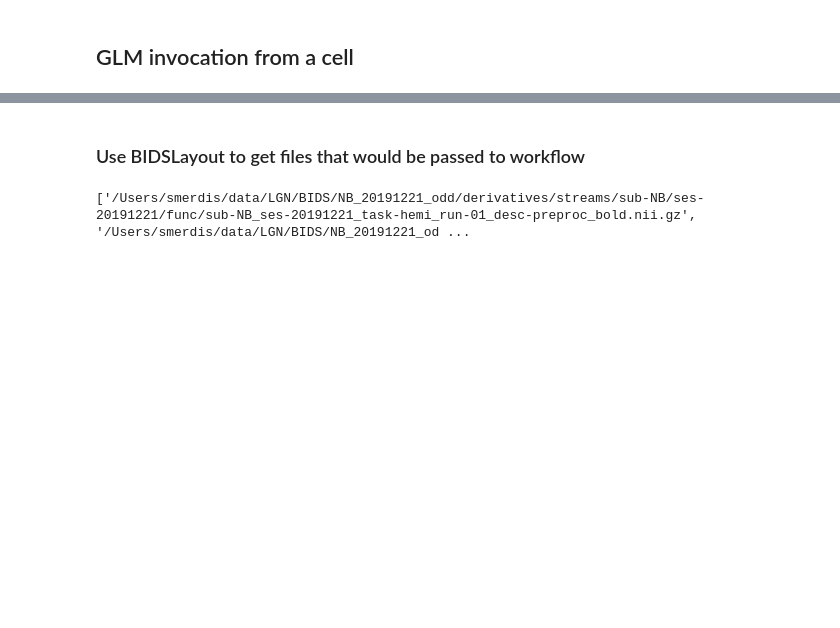
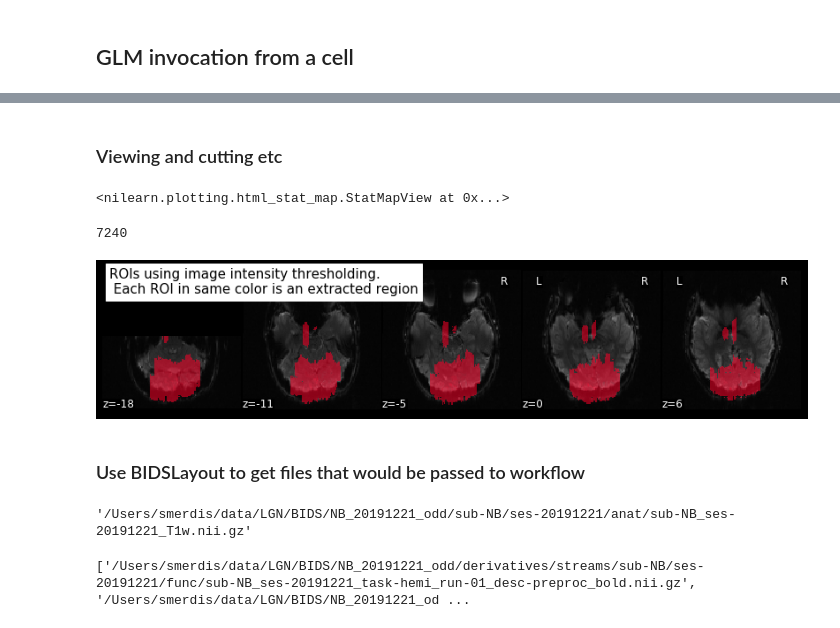
Before and after one commit to smerdis/streams, a Jupyter notebook: glm_code/NB_20191221 LGN.ipynb, the cells around one changed output, grey strips where cells are left out. Saved outputs shown, nothing was run; the diff lists cells and outputs as text; code cells hidden in the pictures; blank space fills up the shorter version.

```diff
--- a/glm_code/NB_20191221 LGN.ipynb
+++ b/glm_code/NB_20191221 LGN.ipynb
@@ -55,11 +62,20 @@ sub = "NB"
 ses = "20191221"
 
 raw_data_dir = os.path.abspath("/Users/smerdis/data/LGN/BIDS/NB_20191221_odd/sub-NB/")
+raw_layout = BIDSLayout(raw_data_dir, validate=False, derivatives=False)
 derivs_dir = os.path.abspath('/Users/smerdis/data/LGN/BIDS/NB_20191221_odd/derivatives/streams')
 out_dir = os.path.abspath(f"{derivs_dir}/sub-{sub}")
 if not os.path.isdir(out_dir):
     os.mkdir(out_dir)
-ref_vol_name = f"sub-{sub}_ses-{ses}_ref_vol"
+preproc_layout = BIDSLayout(out_dir, validate=False)
+# get only the big LGN masks, not any smaller M/P rois already assigned
+rois = [f for f in
+        preproc_layout.get(subject=sub, session=ses, extension=['nii.gz'], suffix="roi", return_type='file')
+        if "desc-LLGN_" in f or "desc-RLGN_" in f]
+ref_vol_name = f"sub-{sub}_ses-{ses}_refvol"
 ref_vol_path = os.path.abspath(f"{out_dir}/{ref_vol_name}.nii.gz")
 mask_file = os.path.join(out_dir, f"sub-{sub}_ses-{ses}_mask.nii.gz")
 coh_fn = os.path.join(out_dir, f"sub-{sub}_ses-{ses}_task-hemi_desc-coherence_map.nii")
+anat_file = raw_layout.get(subject=sub, session=ses, extension=['nii.gz'], suffix="T1w", return_type='file')[0]
+
+print(rois, anat_file, sep="\n")
@@ -366 +380,6 @@ mp_l2
+# %%
+hemi_RL_l1, hemi_RL_l2 = utils.get_model_outputs(hemi_datasink, [3])
+hemi_LR_l1, hemi_LR_l2 = utils.get_model_outputs(hemi_datasink, [4])
+mp_l1, mp_l2 = utils.get_model_outputs(mp_datasink, [3])
+pm_l1, pm_l2 = utils.get_model_outputs(mp_datasink, [4])
 # %%
@@ -369,0 +389,5 @@ fsleyes /Users/smerdis/data/LGN/BIDS/NB_20191221_odd/derivatives/streams/sub-NB/
+# %%
+beta_RL = hemi_RL_l2[0]
+beta_LR = hemi_LR_l2[0]
+beta_MP = mp_l2[0]
+beta_PM = pm_l2[0]
@@ -369,0 +399,2 @@ fsleyes /Users/smerdis/data/LGN/BIDS/NB_20191221_odd/derivatives/streams/sub-NB/
+# %% [markdown]
+### Viewing and cutting etc
@@ -370,2 +403,25 @@ fsleyes /Users/smerdis/data/LGN/BIDS/NB_20191221_odd/derivatives/streams/sub-NB/
+# %%
+beta_RL_val = threshold_img(beta_RL, threshold=4.0)
+# %%
+view_img(beta_RL_val, bg_img=ref_vol_path, cut_coords=cut)
+# %% [output]
+<nilearn.plotting.html_stat_map.StatMapView at 0x...>
+# %%
+np.count_nonzero(beta_RL_val.dataobj)
+# %% [output]
+7240
+# %%
+from nilearn.regions import connected_regions
+
+regions_value_img, index = connected_regions(beta_RL_val,
+                                             min_region_size=1500)
+title = ("ROIs using image intensity thresholding. "
+         "\n Each ROI in same color is an extracted region")
+plotting.plot_prob_atlas(regions_value_img, bg_img=ref_vol_path,
+                         view_type='auto', display_mode='z',
+                         cut_coords=5, title=title)
+plotting.show()
+# %% [output]
+[figure, added]
 # %% [markdown]
 ### Use BIDSLayout to get files that would be passed to workflow
@@ -378,3 +428,7 @@ preproc_layout = BIDSLayout(out_dir, validate=False)
+# %%
+anat_file
+# %% [output]
+'/Users/smerdis/data/LGN/BIDS/NB_20191221_odd/sub-NB/ses-20191221/anat/sub-NB_ses-20191221_T1w.nii.gz'
 # %%
 bolds = sorted(preproc_layout.get(subject=sub, session=ses, task=task, extension=['nii.gz'],
                            desc="preproc", return_type='file'))
```
Also changed, not shown: parts of 31 cells of this notebook, 1 other file.
